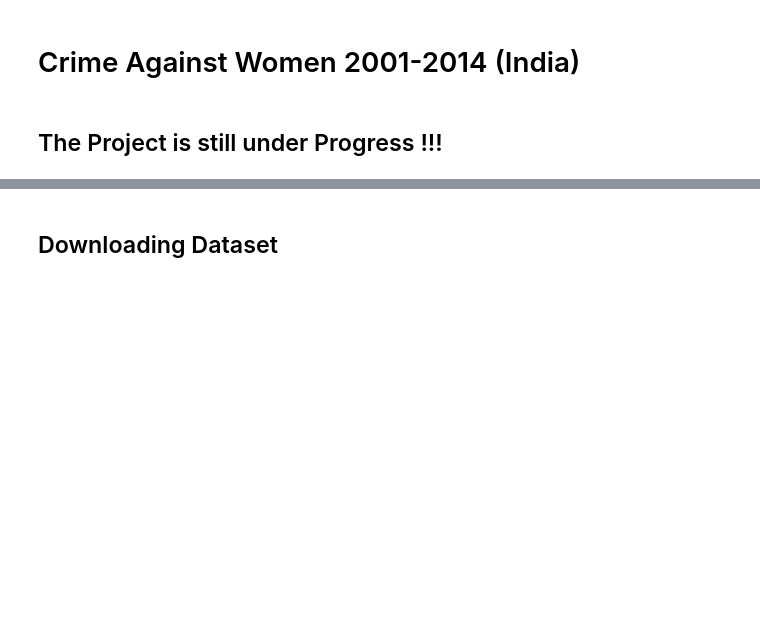
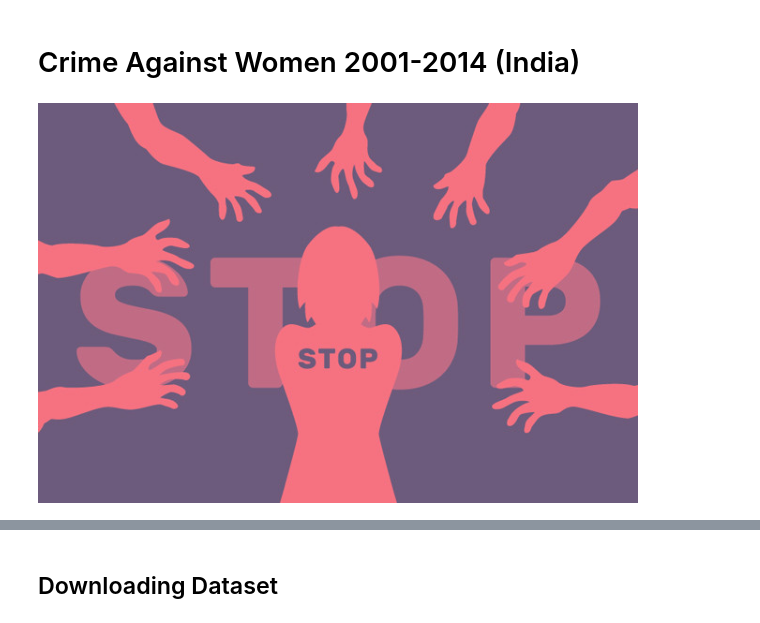
Before and after one commit to ravikumar1302/Crime_Against_Women, a Jupyter notebook: Crime_Against_Women.ipynb, the cells around one changed output, grey strips where cells are left out. Drawn from its saved outputs; the diff is of its cells as text; code cells hidden in the pictures; blank space fills up the shorter version.

```diff
--- a/Crime_Against_Women.ipynb
+++ b/Crime_Against_Women.ipynb
@@ -1,4 +1,7 @@
 # %% [markdown]
 # Crime Against Women 2001-2014 (India)
-# %% [markdown]
-## The Project is still under Progress !!!
+# %%
+from IPython.display import Image, HTML
+Image(filename='./crime against women.jpg',width=600, height=300)
+# %% [output]
+[figure, added]
```
Also changed, not shown: parts of 23 cells of this notebook.
